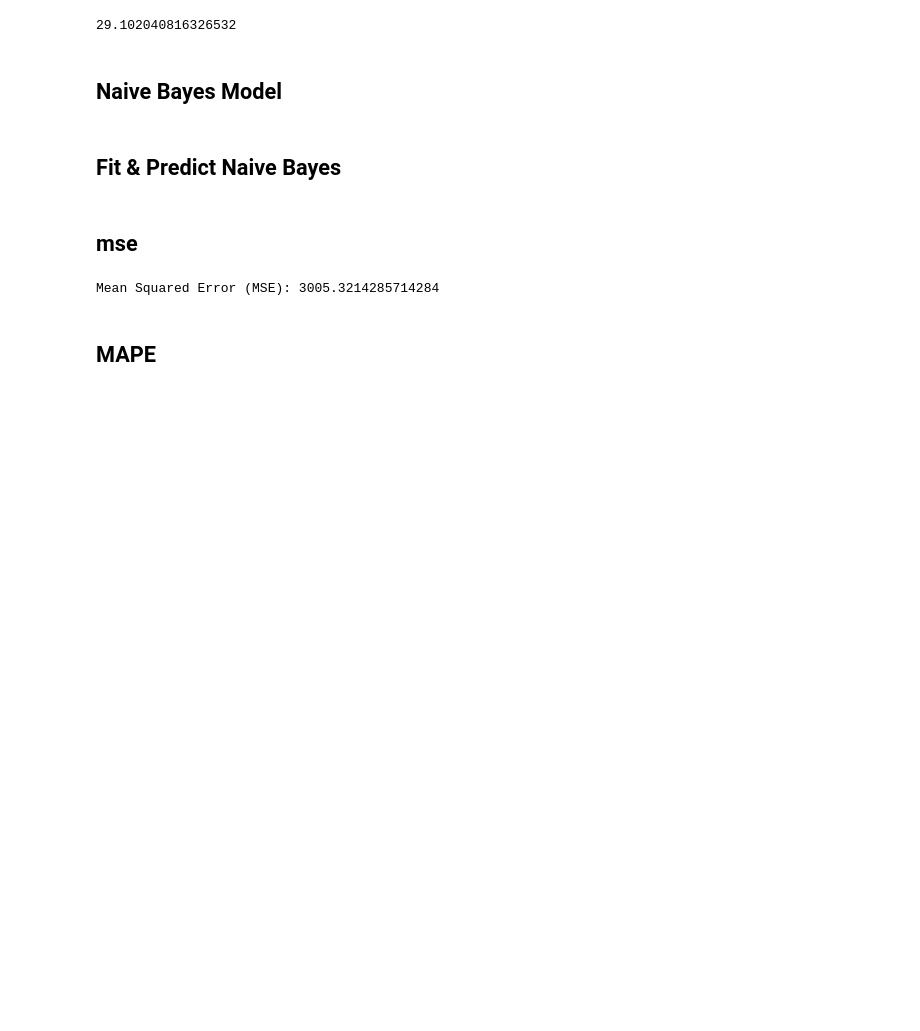
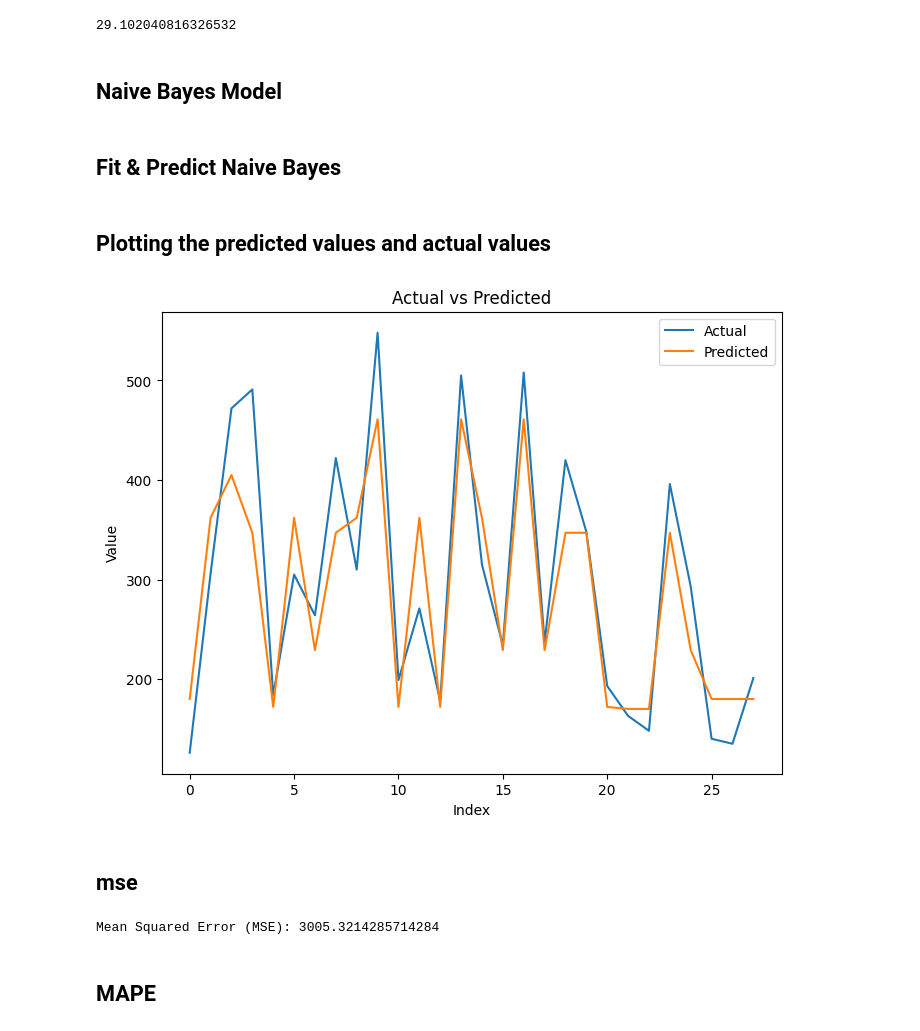
Before and after one commit to tiarh/kelompokpro, a Jupyter notebook: peramalan.ipynb, the cells around one changed output. Cells and saved outputs as stored; diff of their text form; code cells hidden in the pictures; blank space fills up the shorter version.

Commit message:
menambahkan plotting

```diff
--- a/peramalan.ipynb
+++ b/peramalan.ipynb
@@ -190,6 +190,20 @@ naive_bayes.fit(X_train, y_train)
 
 # Making predictions on the test set
 y_pred = naive_bayes.predict(X_test)
+# %% [markdown]
+## Plotting the predicted values and actual values
+# %%
+# Plotting the predicted values and actual values
+plt.figure(figsize=(8, 6))
+plt.plot(np.arange(len(y_test)), y_test, label='Actua
+plt.plot(np.arange(len(y_test)), y_pred, label='Predicted')
+plt.xlabel('Index')
+plt.ylabel('Value')
+plt.title('Actual vs Predicted')
+plt.legend()
+plt.show()
+# %% [output]
+[figure, added]
 # %% [markdown]
 ## mse
 # %%
```
